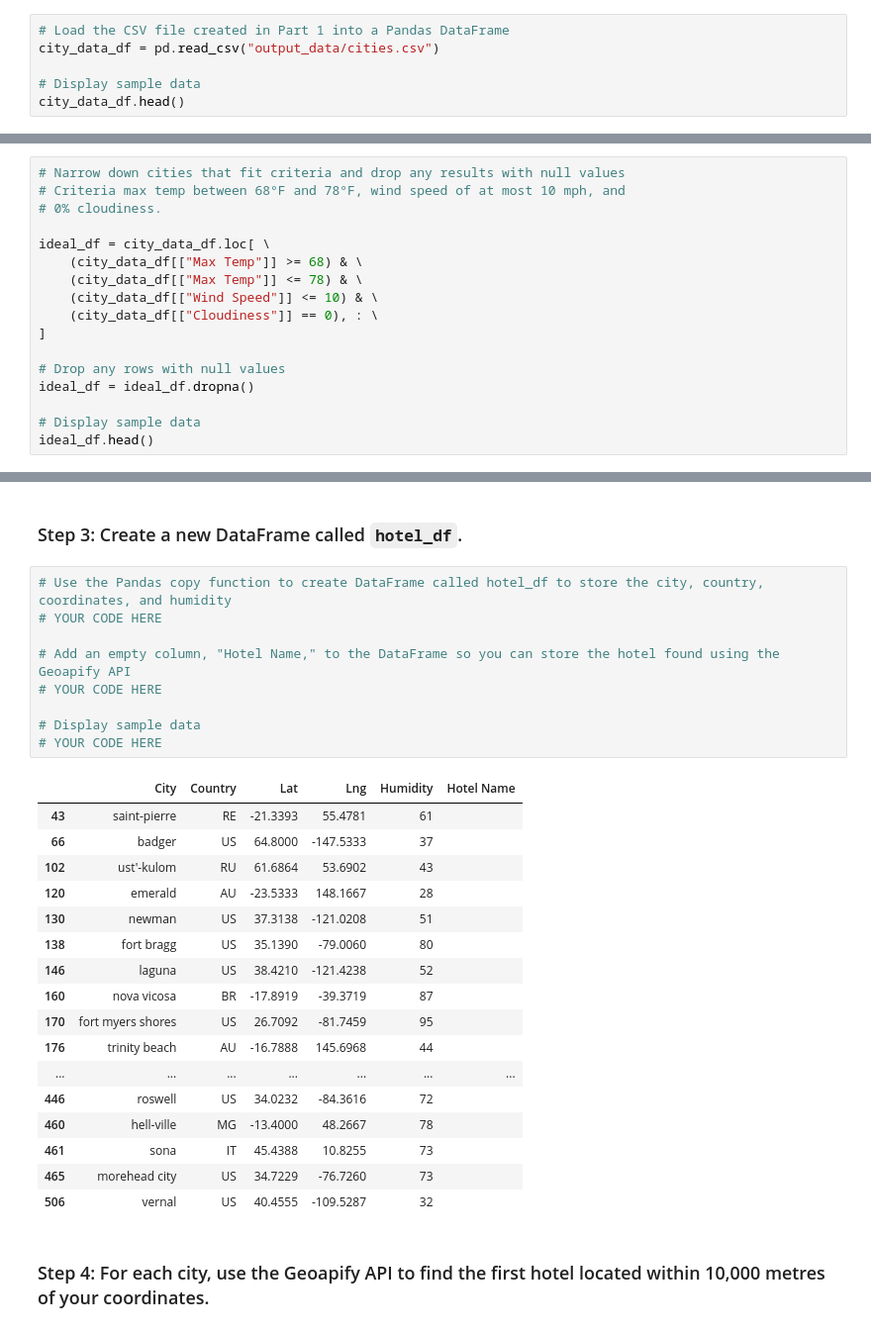
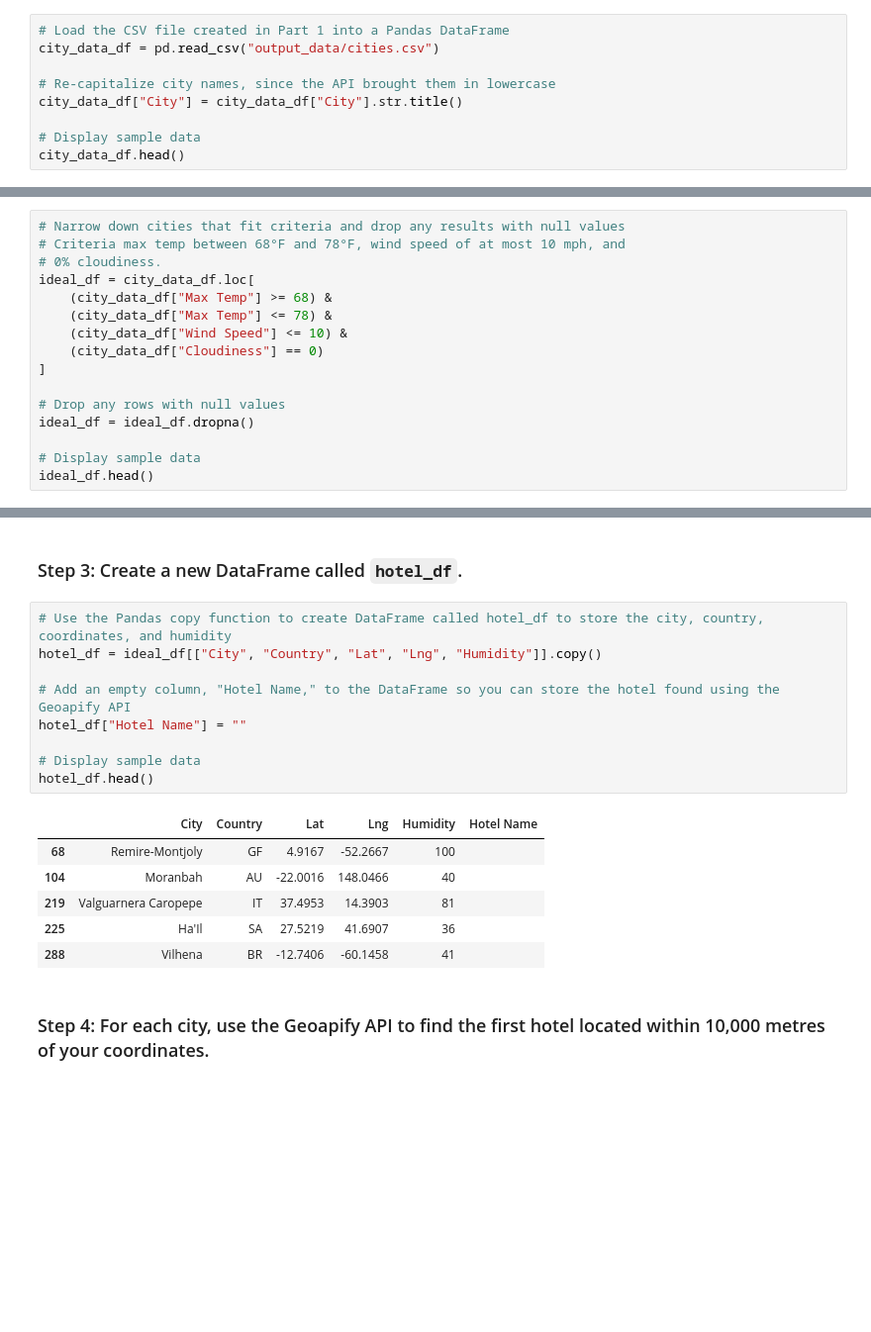
Before and after one commit to cfortiz/python-api-challenge, a Jupyter notebook: WeatherPy/VacationPy.ipynb, the cells around one changed output, grey strips where cells are left out. Shown at 99% size. Saved outputs shown, nothing was run; the diff lists cells and outputs as text; blank space fills up the shorter version.

```diff
--- a/WeatherPy/VacationPy.ipynb
+++ b/WeatherPy/VacationPy.ipynb
@@ -19,6 +15,9 @@ from api_keys import geoapify_key
 # Load the CSV file created in Part 1 into a Pandas DataFrame
 city_data_df = pd.read_csv("output_data/cities.csv")
 
+# Re-capitalize city names, since the API brought them in lowercase
+city_data_df["City"] = city_data_df["City"].str.title()
+
 # Display sample data
 city_data_df.head()
 # %% [output]
@@ -58,12 +57,11 @@ map_plot_1
 # Narrow down cities that fit criteria and drop any results with null values
 # Criteria max temp between 68°F and 78°F, wind speed of at most 10 mph, and
 # 0% cloudiness.
-
-ideal_df = city_data_df.loc[ \
-    (city_data_df[["Max Temp"]] >= 68) & \
-    (city_data_df[["Max Temp"]] <= 78) & \
-    (city_data_df[["Wind Speed"]] <= 10) & \
-    (city_data_df[["Cloudiness"]] == 0), : \
+ideal_df = city_data_df.loc[
+    (city_data_df["Max Temp"] >= 68) &
+    (city_data_df["Max Temp"] <= 78) &
+    (city_data_df["Wind Speed"] <= 10) &
+    (city_data_df["Cloudiness"] == 0)
 ]
 
 # Drop any rows with null values
@@ -77,31 +80,20 @@ ValueError: Cannot index with multidimensional key
 ### Step 3: Create a new DataFrame called `hotel_df`.
 # %%
 # Use the Pandas copy function to create DataFrame called hotel_df to store the city, country, coordinates, and humidity
-# YOUR CODE HERE
+hotel_df = ideal_df[["City", "Country", "Lat", "Lng", "Humidity"]].copy()
 
 # Add an empty column, "Hotel Name," to the DataFrame so you can store the hotel found using the Geoapify API
-# YOUR CODE HERE
+hotel_df["Hotel Name"] = ""
 
 # Display sample data
-# YOUR CODE HERE
+hotel_df.head()
 # %% [output]
 |  | City | Country | Lat | Lng | Humidity | Hotel Name |
-| 43 | saint-pierre | RE | -21.3393 | 55.4781 | 61 |  |
-| 66 | badger | US | 64.8000 | -147.5333 | 37 |  |
-| 102 | ust'-kulom | RU | 61.6864 | 53.6902 | 43 |  |
-| 120 | emerald | AU | -23.5333 | 148.1667 | 28 |  |
-| 130 | newman | US | 37.3138 | -121.0208 | 51 |  |
-| 138 | fort bragg | US | 35.1390 | -79.0060 | 80 |  |
-| 146 | laguna | US | 38.4210 | -121.4238 | 52 |  |
-| 160 | nova vicosa | BR | -17.8919 | -39.3719 | 87 |  |
-| 170 | fort myers shores | US | 26.7092 | -81.7459 | 95 |  |
-| 176 | trinity beach | AU | -16.7888 | 145.6968 | 44 |  |
-| ... | ... | ... | ... | ... | ... | ... |
-| 446 | roswell | US | 34.0232 | -84.3616 | 72 |  |
-| 460 | hell-ville | MG | -13.4000 | 48.2667 | 78 |  |
-| 461 | sona | IT | 45.4388 | 10.8255 | 73 |  |
-| 465 | morehead city | US | 34.7229 | -76.7260 | 73 |  |
-| 506 | vernal | US | 40.4555 | -109.5287 | 32 |  |
+| 68 | Remire-Montjoly | GF | 4.9167 | -52.2667 | 100 |  |
+| 104 | Moranbah | AU | -22.0016 | 148.0466 | 40 |  |
+| 219 | Valguarnera Caropepe | IT | 37.4953 | 14.3903 | 81 |  |
+| 225 | Ha'Il | SA | 27.5219 | 41.6907 | 36 |  |
+| 288 | Vilhena | BR | -12.7406 | -60.1458 | 41 |  |
 # %% [markdown]
 ### Step 4: For each city, use the Geoapify API to find the first hotel located within 10,000 metres of your coordinates.
 # %%
```
Also changed, not shown: parts of 6 cells of this notebook.
